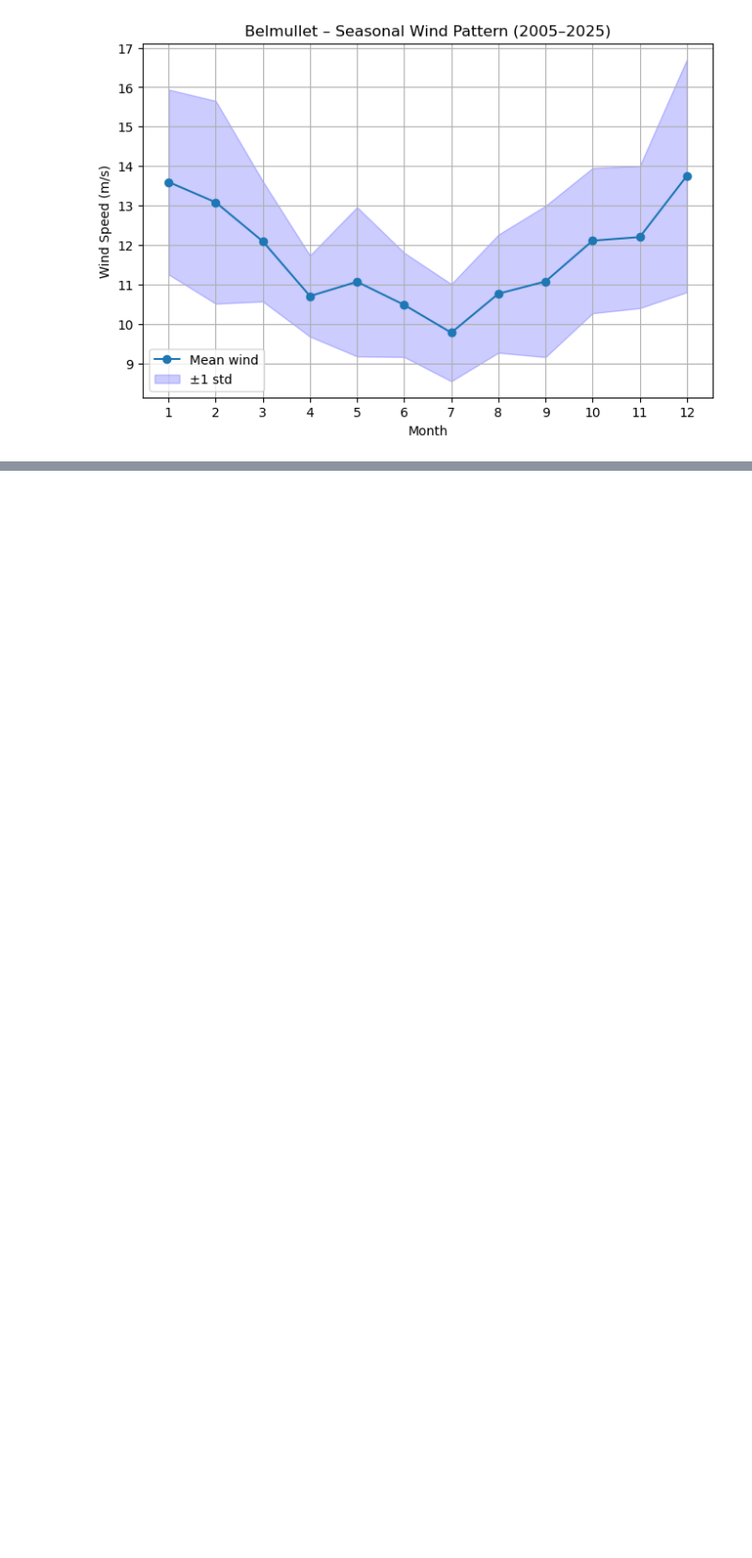
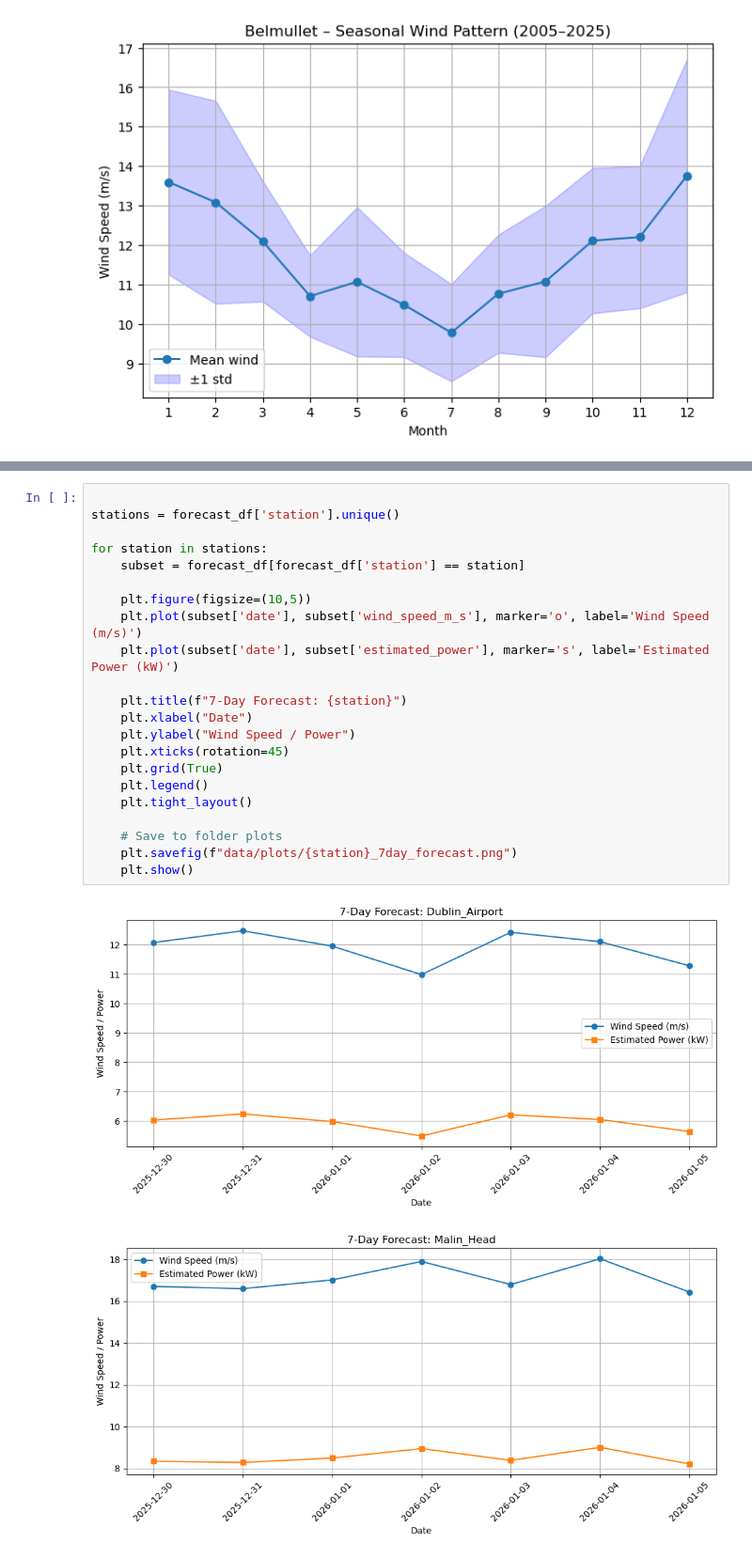
Before and after one commit to JoannaMnich/PFDA, a Jupyter notebook: project/project.ipynb, the cells around one changed output, grey strips where cells are left out. Shown at 94% size. Saved outputs shown, nothing was run; the diff lists cells and outputs as text; blank space fills up the shorter version.

```diff
--- a/project/project.ipynb
+++ b/project/project.ipynb
@@ -247,0 +398,25 @@ plt.show()
+# %%
+
+stations = forecast_df['station'].unique()
+
+for station in stations:
+    subset = forecast_df[forecast_df['station'] == station]
+
+    plt.figure(figsize=(10,5))
+    plt.plot(subset['date'], subset['wind_speed_m_s'], marker='o', label='Wind Speed (m/s)')
+    plt.plot(subset['date'], subset['estimated_power'], marker='s', label='Estimated Power (kW)')
+
+    plt.title(f"7-Day Forecast: {station}")
+    plt.xlabel("Date")
+    plt.ylabel("Wind Speed / Power")
+    plt.xticks(rotation=45)
+    plt.grid(True)
+    plt.legend()
+    plt.tight_layout()
+
+    # Save to folder plots
+    plt.savefig(f"data/plots/{station}_7day_forecast.png")
+    plt.show()
+# %% [output]
+[figure, added]
+[figure, added]
```
Also changed, not shown: parts of 10 cells of this notebook, 6 other files.
